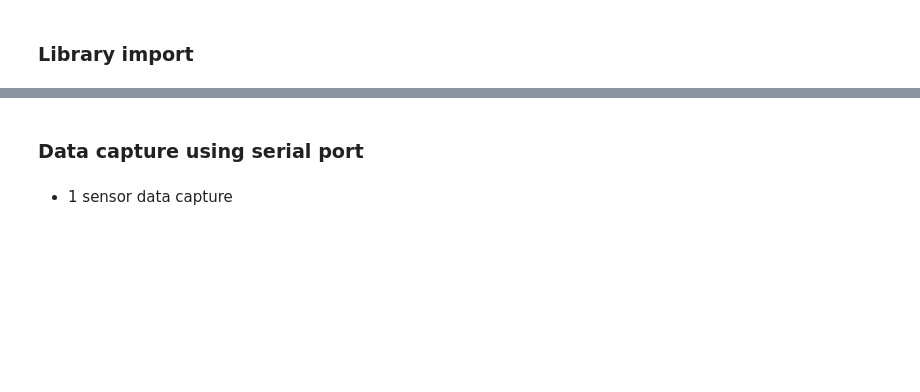
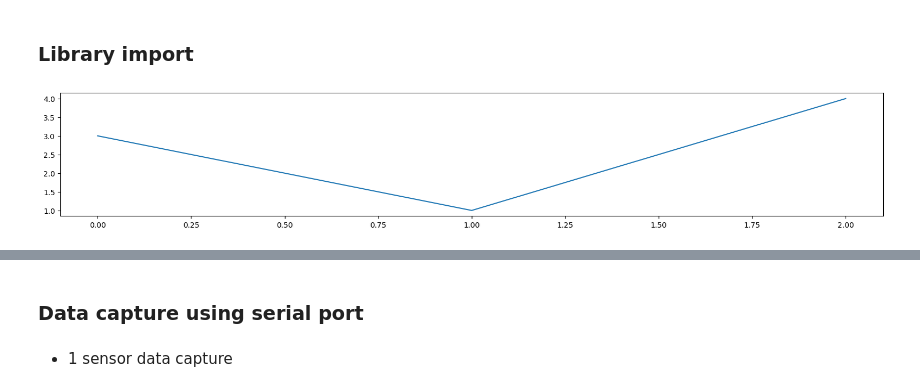
Before and after one commit to Juanpmartinez180/Data-Science-Projects, a Jupyter notebook: ultrasonic_radar/arduino/serial_read.ipynb, the cells around one changed output, grey strips where cells are left out. Cells and saved outputs as stored; diff of their text form; code cells hidden in the pictures; blank space fills up the shorter version.

```diff
--- a/ultrasonic_radar/arduino/serial_read.ipynb
+++ b/ultrasonic_radar/arduino/serial_read.ipynb
@@ -38,0 +28,7 @@ from matplotlib.backends.backend_qt5agg import FigureCanvasQTAgg as FigureCanvas
+# %%
+%matplotlib inline
+
+plt.plot([0, 1, 2], [3, 1, 4])
+plt.show()
+# %% [output]
+[figure, added]
```
Also changed, not shown: parts of 10 cells of this notebook, 1 other file.
